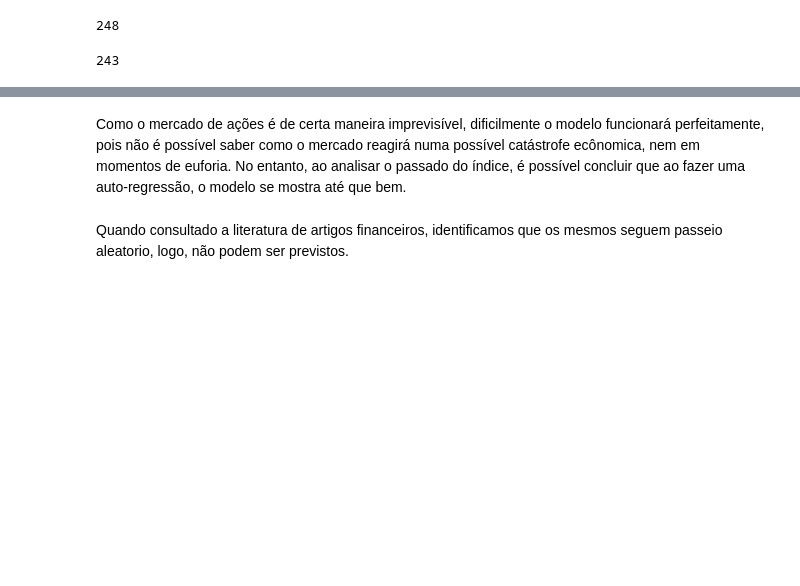
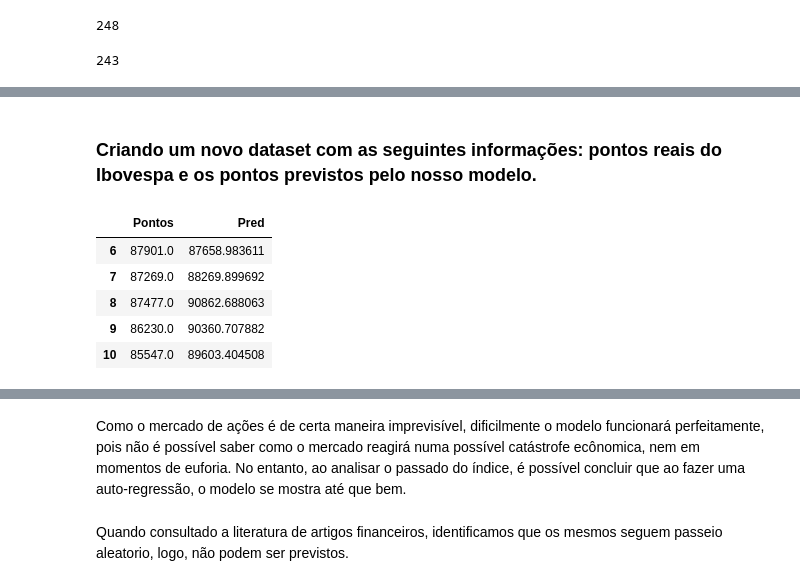
Before and after one commit to pbcarani/P3-Data-Science, a Jupyter notebook: P3_NOVO.ipynb, the cells around one changed output, grey strips where cells are left out. Saved outputs shown, nothing was run; the diff lists cells and outputs as text; code cells hidden in the pictures; blank space fills up the shorter version.

```diff
--- a/P3_NOVO.ipynb
+++ b/P3_NOVO.ipynb
@@ -406,0 +413,15 @@ plt.show();
+# %% [markdown]
+### Criando um novo dataset com as seguintes informações: pontos reais do Ibovespa e os pontos previstos pelo nosso modelo.
+# %%
+colunas=['Pontos', 'Pred']
+df = pd.DataFrame(columns=colunas)
+df["Pontos"]=pontos[6:]
+df['Pred']=pred
+df.head()
+# %% [output]
+|  | Pontos | Pred |
+| 6 | 87901.0 | 87658.983611 |
+| 7 | 87269.0 | 88269.899692 |
+| 8 | 87477.0 | 90862.688063 |
+| 9 | 86230.0 | 90360.707882 |
+| 10 | 85547.0 | 89603.404508 |
```
Also changed, not shown: parts of 7 cells of this notebook.
